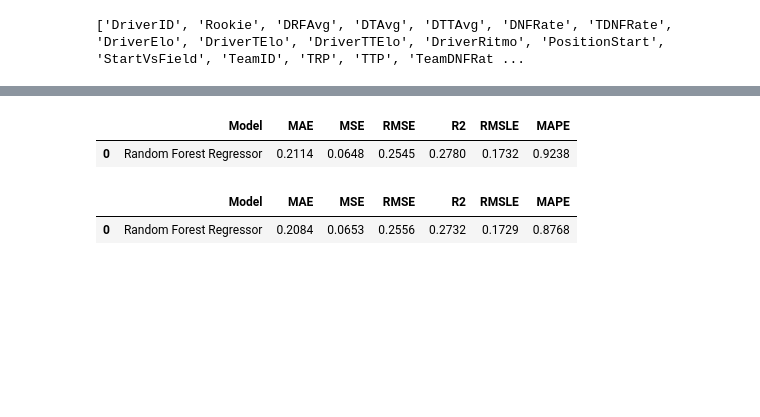
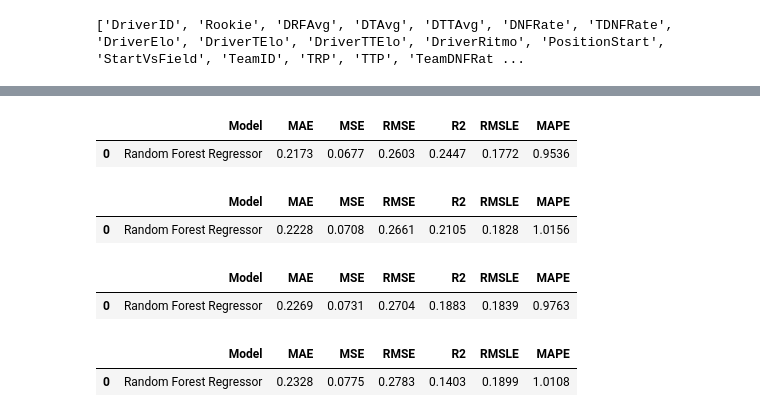
Before and after one commit to Lemaque14/Sports-Prediction-System, a Jupyter notebook: IndyCar/MLModel_IndyCar.ipynb, the cells around one changed output, grey strips where cells are left out. Drawn from its saved outputs; the diff is of its cells as text; code cells hidden in the pictures; blank space fills up the shorter version.

Commit message:
Updated dataset and Fixed pages

```diff
--- a/IndyCar/MLModel_IndyCar.ipynb
+++ b/IndyCar/MLModel_IndyCar.ipynb
@@ -9,5 +10,6 @@ from xgboost import XGBRegressor
 # %%
-df = pd.read_csv("C:\\Users\\ripa_\\Desktop\\Programing\\IndyCar_Project\\IndyCar\\datasets\\IndyCar_dataset_v22.csv")
+PATH = Path('datasets')
+df = pd.read_csv(PATH/"IndyCar_dataset_v24.csv")
 # %%
 df["EventDate"] = pd.to_datetime(df["EventDate"])
 df = df.sort_values("EventDate")
@@ -168,14 +196,18 @@ rf_tune = tune_model(rf)
 Fitting 10 folds for each of 10 candidates, totalling 100 fits
 # %%
 predict_model(rf_tune);
-#predict_model(rf);
+predict_model(rf);
 newpred2 = predict_model(rf_tune, data=data_unseen)
-#newpred2 = predict_model(rf, data=data_unseen)
+newpred2 = predict_model(rf, data=data_unseen)
 # %% [output]
 |  | Model | MAE | MSE | RMSE | R2 | RMSLE | MAPE |
-| 0 | Random Forest Regressor | 0.2114 | 0.0648 | 0.2545 | 0.2780 | 0.1732 | 0.9238 |
+| 0 | Random Forest Regressor | 0.2173 | 0.0677 | 0.2603 | 0.2447 | 0.1772 | 0.9536 |
 |  | Model | MAE | MSE | RMSE | R2 | RMSLE | MAPE |
-| 0 | Random Forest Regressor | 0.2084 | 0.0653 | 0.2556 | 0.2732 | 0.1729 | 0.8768 |
+| 0 | Random Forest Regressor | 0.2228 | 0.0708 | 0.2661 | 0.2105 | 0.1828 | 1.0156 |
+|  | Model | MAE | MSE | RMSE | R2 | RMSLE | MAPE |
+| 0 | Random Forest Regressor | 0.2269 | 0.0731 | 0.2704 | 0.1883 | 0.1839 | 0.9763 |
+|  | Model | MAE | MSE | RMSE | R2 | RMSLE | MAPE |
+| 0 | Random Forest Regressor | 0.2328 | 0.0775 | 0.2783 | 0.1403 | 0.1899 | 1.0108 |
 # %%
 gbr = create_model('gbr')
 # %% [output]
```
Also changed, not shown: parts of 52 cells of this notebook, 4 other files.
